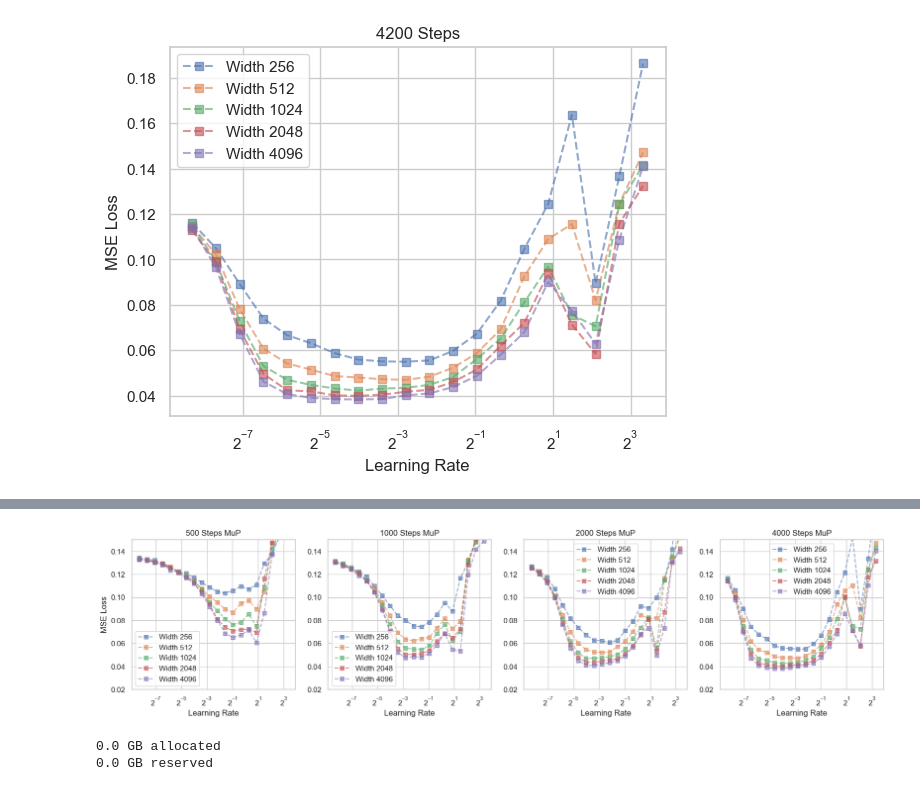
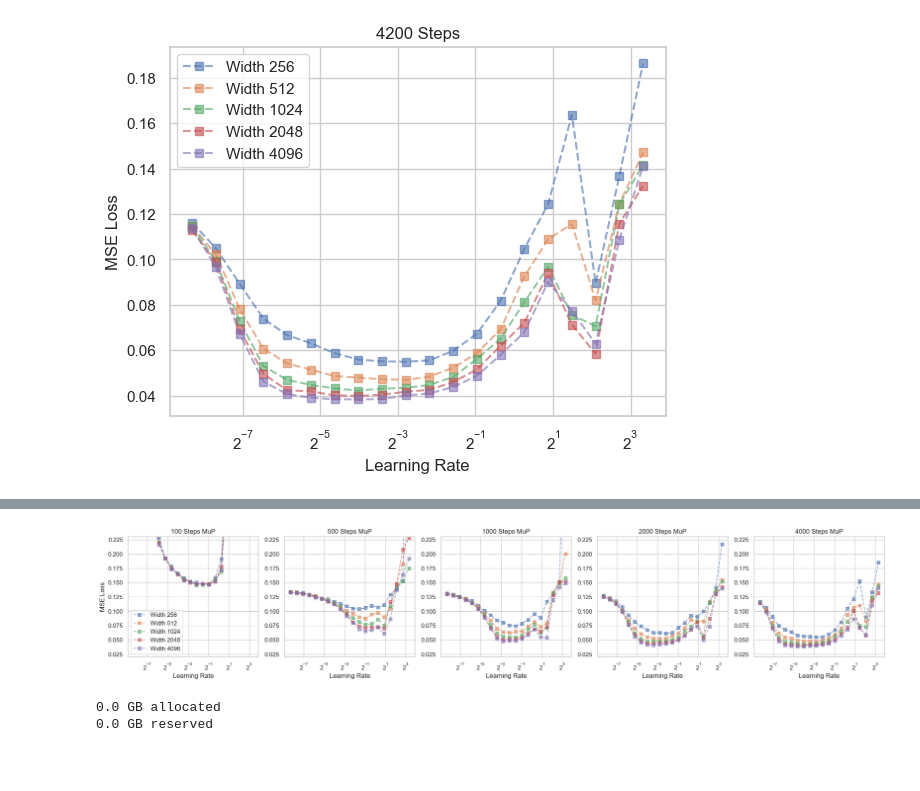
Before and after one commit to Petyrrrrr/MuP_games, a Jupyter notebook: two_hidden_layeradam.ipynb, the cells around one changed output, grey strips where cells are left out. Cells and saved outputs as stored; diff of their text form; code cells hidden in the pictures; blank space fills up the shorter version.

```diff
--- a/two_hidden_layeradam.ipynb
+++ b/two_hidden_layeradam.ipynb
@@ -69,14 +69,3 @@ train_losses4k = train_mup(d_in, widths, B, T, lrs, sample_batch_teacher, device
 display_results(widths, lrs, train_losses4k, title='4200 Steps')
 # %% [output]
 [figure]
-# %%
-d_in=30
-widths = [256, 512, 1024, 2048, 4096]
-B = 512
-T = 4000
-lrs = np.logspace(-1.5, 2.0, 10)
-
-teacher_weights = make_teacher(d_in, device, seed=42, teacher_width = 10000)
-
-train_losses4k_ntk = train_ntk(d_in, widths, B, T, lrs, sample_batch_teacher, device)
-display_results(widths, lrs, train_losses4k_ntk, title='4000 Steps')
@@ -85,23 +72,22 @@ display_results(widths, lrs, train_losses4k_ntk, title='4000 Steps')
 # %%
 #MuP
-fig, axes = plt.subplots(1, 4, figsize=(20, 4))
 lrs = np.logspace(-2.5, 1.0, 20)
-steps = [500, 1000, 2000, 4000]
-
+steps = [100, 500, 1000, 2000, 4000]
+fig, axes = plt.subplots(1, len(steps), figsize=(5*len(steps), 4))
 for i in range(len(steps)):
     ax = axes[i]
     for idx, width in enumerate(widths):
         t_losses = [np.mean(train_losses4k[width][lr][steps[i]-100 : steps[i] + 100]) for lr in lrs]
         ax.plot(lrs, t_losses, marker='s', alpha=0.6, linestyle='--', label=f'Width {width}')
     ax.set_title(f'{steps[i]} Steps MuP')
     ax.set_xlabel('Learning Rate')
-    ax.legend()
     ax.set_xscale('log', base=2)
-    ax.set_ylim(0.02, 0.15)
+    ax.set_ylim(0.02, 0.23)
     if i == 0:
+        ax.legend()
         ax.set_ylabel('MSE Loss')
 # %% [output]
-[figure, old version]
+[figure, new version]
 # %%
 torch.cuda.empty_cache()
 print(torch.cuda.memory_allocated() / 1e9, "GB allocated")
```
Also changed, not shown: parts of 1 cell of this notebook.
